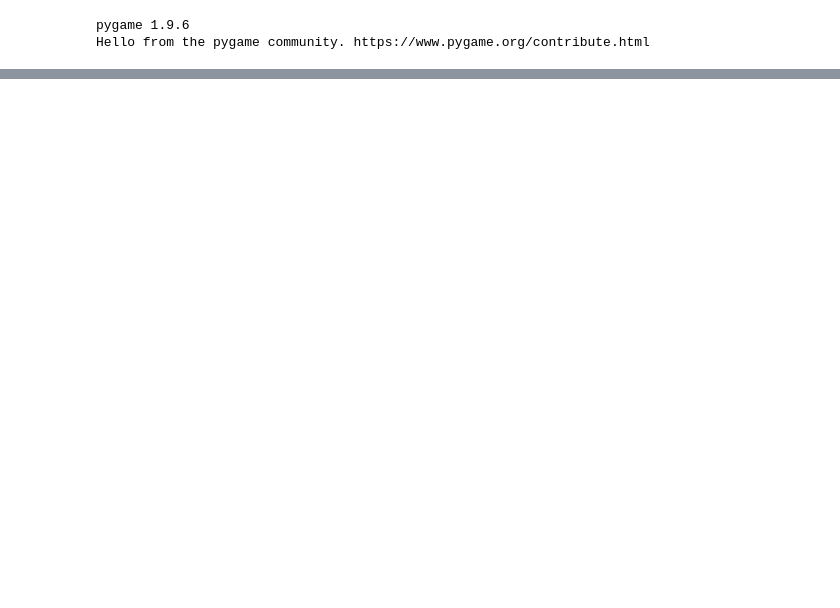
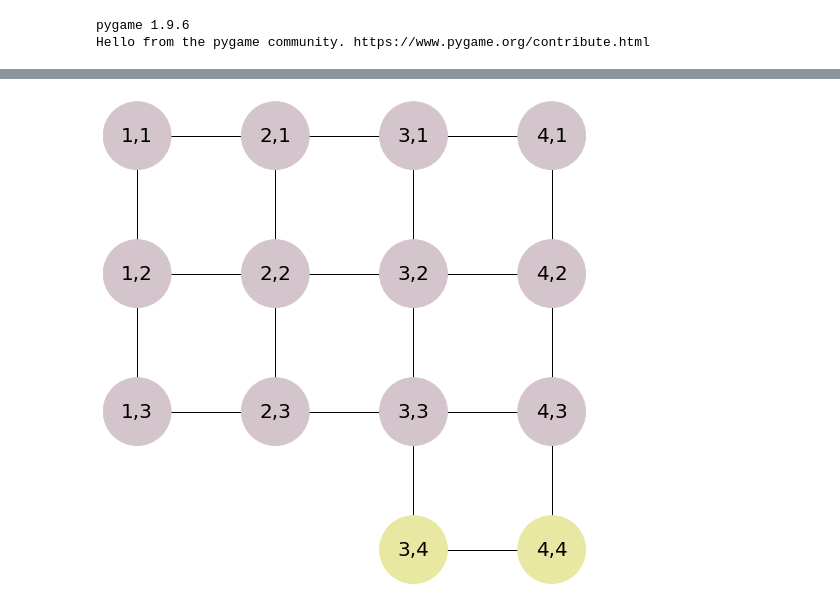
Before and after one commit to Charlottetheis/AI_mobile_robots, a Jupyter notebook: graph_test.ipynb, the cells around one changed output, grey strips where cells are left out. Saved outputs shown, nothing was run; the diff lists cells and outputs as text; code cells hidden in the pictures; blank space fills up the shorter version.

```diff
--- a/graph_test.ipynb
+++ b/graph_test.ipynb
@@ -156,0 +169,33 @@ nx.draw_networkx(G, labels = lab,
+# %%
+test_map ="""wwwwww
+w    w
+w    w
+w    w
+wwweew"""
+# %%
+G, walls = parse_map(test_map)
+# %%
+from matplotlib import pyplot as plt
+
+
+plt.figure(figsize=(7,7))
+pos = {(x,y):(x,-y) for x,y in G.nodes()}
+colors = {'e':(232/255,232/255,163/255),'s':(0.9,0.9,0.9),'b':(0.8,0.6,0.6),'r':(0,0.6,0.6),'goal':(0,0.6,0.9),'f':(211/255,197/255,203/255)}
+col = [colors[att] if att!=None else (0.6,0.8,0.6) for (x,y),att in G.nodes('type')]
+lab = {(x,y):str(x)+','+str(y) for x,y in G.nodes}
+nx.draw_networkx(G, labels = lab,
+        pos=pos,
+        node_color=col,
+        alpha = 1,
+        with_labels=True,
+        node_size=4600,
+        font_size=20,
+        edge_color='black',
+        font_weight = 'normal')
+plt.axis('off')
+axis = plt.gca()
+#axis.set_xlim([1*x for x in axis.get_xlim()])
+#axis.set_ylim([1*y for y in axis.get_ylim()])
+plt.tight_layout()
+# %% [output]
+[figure, added]
```
Also changed, not shown: parts of 2 cells of this notebook, 18 other files.
